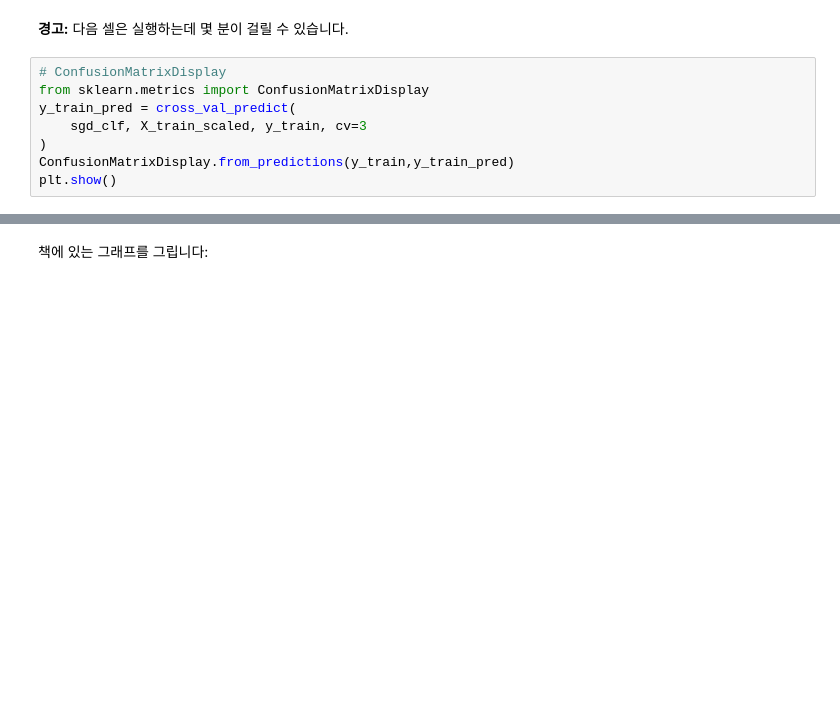
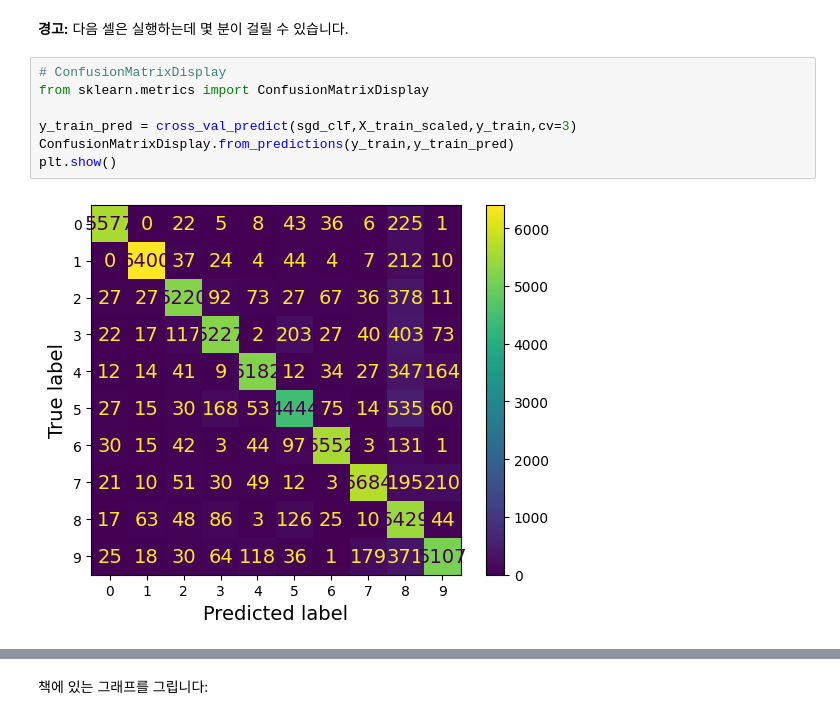
Before and after one commit to aaronkr-classroom/3-classification-pm-unluckid, a Jupyter notebook: 03_classification.ipynb, the cells around one changed output, grey strips where cells are left out. Cells and saved outputs as stored; diff of their text form; blank space fills up the shorter version.

```diff
--- a/03_classification.ipynb
+++ b/03_classification.ipynb
@@ -544,11 +559,12 @@ X_train_scaled = scaler.fit_transform(X_train.astype("float64"))
 # %%
 # ConfusionMatrixDisplay
 from sklearn.metrics import ConfusionMatrixDisplay
-y_train_pred = cross_val_predict(
-    sgd_clf, X_train_scaled, y_train, cv=3
-)
+
+y_train_pred = cross_val_predict(sgd_clf,X_train_scaled,y_train,cv=3)
 ConfusionMatrixDisplay.from_predictions(y_train,y_train_pred)
 plt.show()
+# %% [output]
+[figure, added]
 # %%
 plt.rc('font', size=10)  # 추가 코드
 ConfusionMatrixDisplay.from_predictions(y_train, y_train_pred,
```
Also changed, not shown: parts of 17 cells of this notebook, 1 other file.
